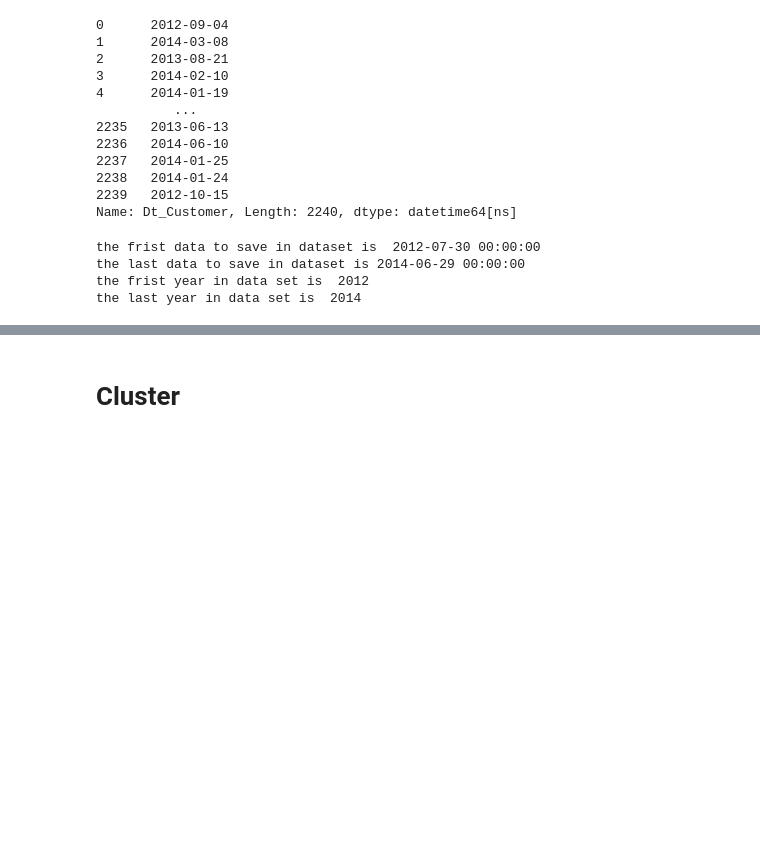
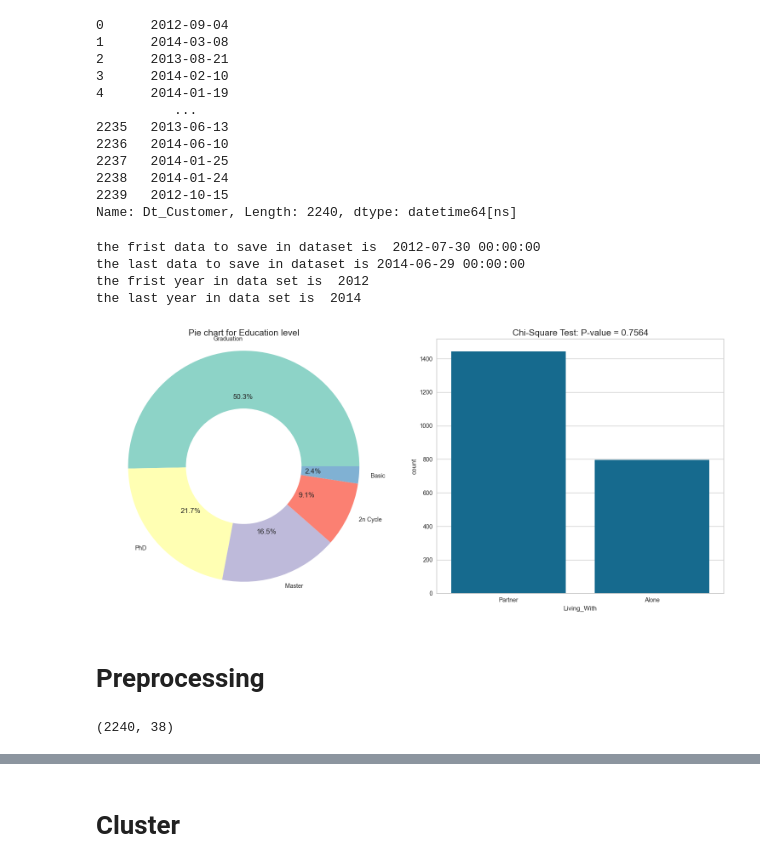
Before and after one commit to ChiuLinhPhat/project-, a Jupyter notebook: rfm.ipynb, the cells around one changed output, grey strips where cells are left out. Cells and saved outputs as stored; diff of their text form; code cells hidden in the pictures; blank space fills up the shorter version.

```diff
--- a/rfm.ipynb
+++ b/rfm.ipynb
@@ -232,3 +233,32 @@ data['Age'] = 2014-data['Year_Birth']
 data["Frequency"] = data.loc[:,data.columns.str.contains("Num")].sum(axis=1)
 
 data["Monetary"] = data.loc[:,data.columns.str.contains("Mnt")].sum(axis=1)
+# %%
+# Plot the pie chart
+education_counts = data['Education'].value_counts()
+hue_variable = data['Education']
+
+plt.figure(figsize=(15, 7))
+
+plt.subplot(1, 2, 1)
+plt.title('Pie chart for Education level', fontsize=15)
+plt.pie(education_counts, labels=education_counts.index, autopct='%1.1f%%', colors=sns.color_palette("Set3", 8), wedgeprops=dict(width=0.5))
+plt.axis('equal')
+
+# Plot the bar chart
+contingency_table = pd.crosstab(data['Education'], data['Living_With'])
+
+chi2, p, _, _ = stats.chi2_contingency(contingency_table)
+
+plt.subplot(1, 2, 2)
+plt.title(f'Chi-Square Test: P-value = {p:.4f}', fontsize=15)
+
+# Use value_counts to ensure both arrays have the same length
+living_with_counts = data[data['Education'].isin(education_counts.index)]['Living_With'].value_counts()
+
+sns.barplot(x=living_with_counts.index, y=living_with_counts)
+
+plt.tight_layout()
+plt.show()
+# %% [output]
+[figure, added]
@@ -235,3 +291,9 @@ data["Monetary"] = data.loc[:,data.columns.str.contains("Mnt")].sum(axis=1)
+# %% [markdown]
+# Preprocessing
+# %%
+data.shape
+# %% [output]
+(2240, 38)
 # %%
 data.head()
 # %% [output]
```
Also changed, not shown: parts of 28 cells of this notebook.
